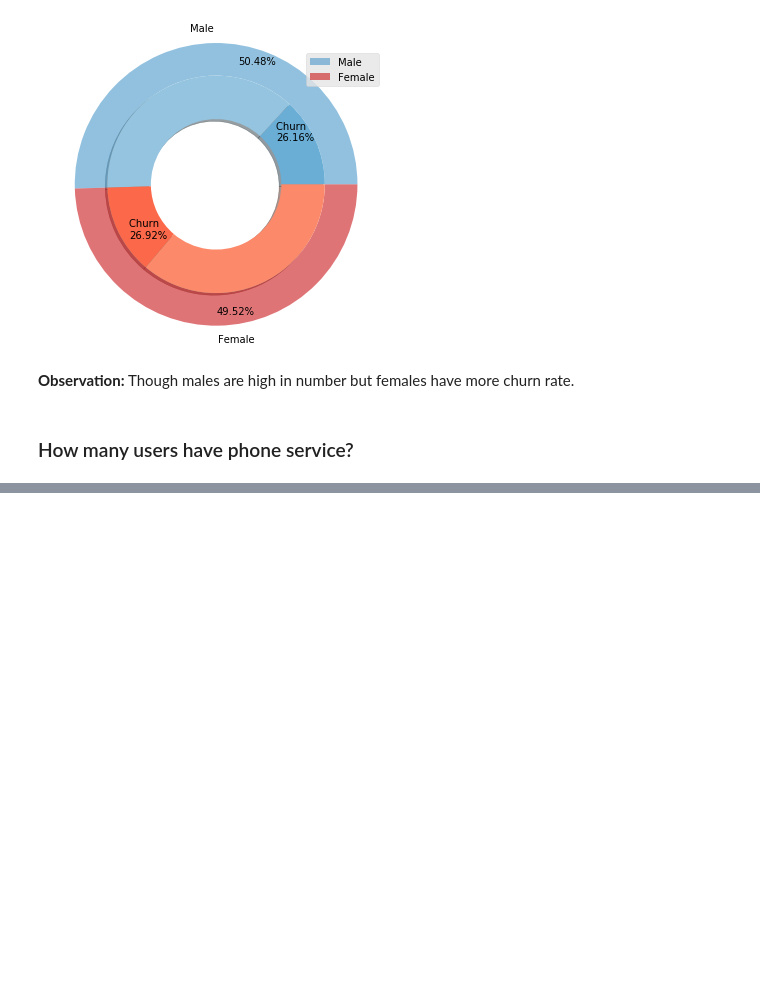
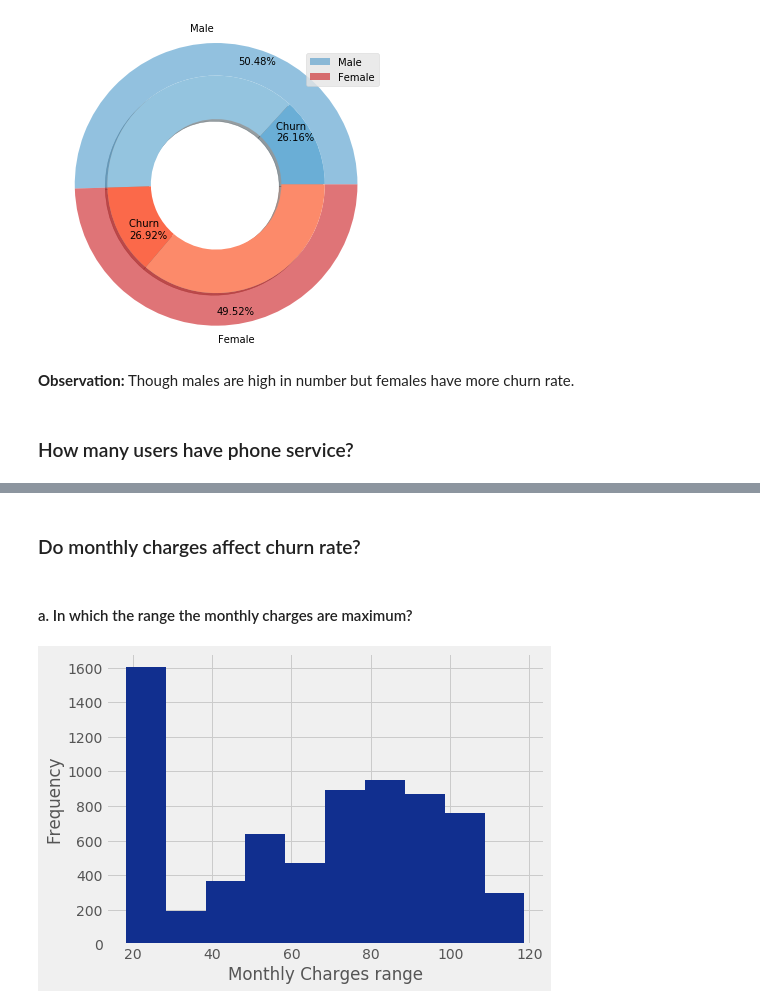
Before and after one commit to oxfordinette/ml-pre-built-templates, a Jupyter notebook: Clustering/Clustering.ipynb, the cells around one changed output, grey strips where cells are left out. Saved outputs shown, nothing was run; the diff lists cells and outputs as text; code cells hidden in the pictures; blank space fills up the shorter version.

```diff
--- a/Clustering/Clustering.ipynb
+++ b/Clustering/Clustering.ipynb
@@ -225,0 +328,14 @@ plt.show()
+# %% [markdown]
+### Do monthly charges affect churn rate?
+# %% [markdown]
+#### a. In which the range the monthly charges are maximum?
+# %%
+plt.rcParams['figure.figsize'] = [7, 5]
+plt.style.use('fivethirtyeight')
+
+plt.hist(telco_user_churn.MonthlyCharges, color='#112f8f')
+plt.xlabel('Monthly Charges range')
+plt.ylabel('Frequency')
+plt.show()
+# %% [output]
+[figure, added]
```
Also changed, not shown: parts of 15 cells of this notebook.
